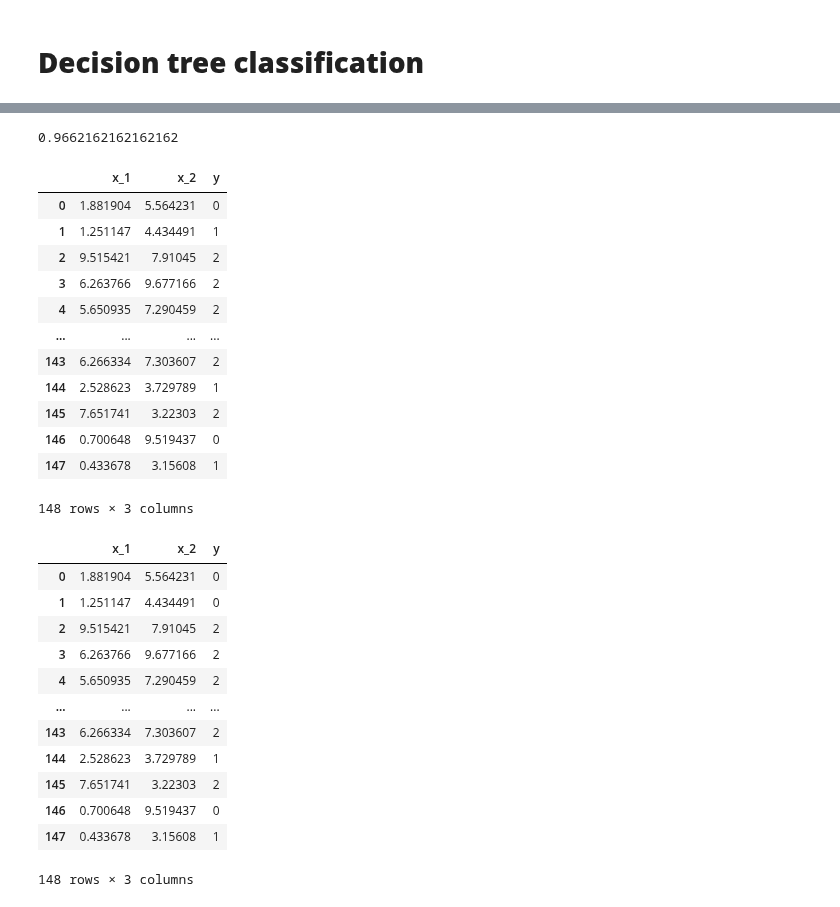
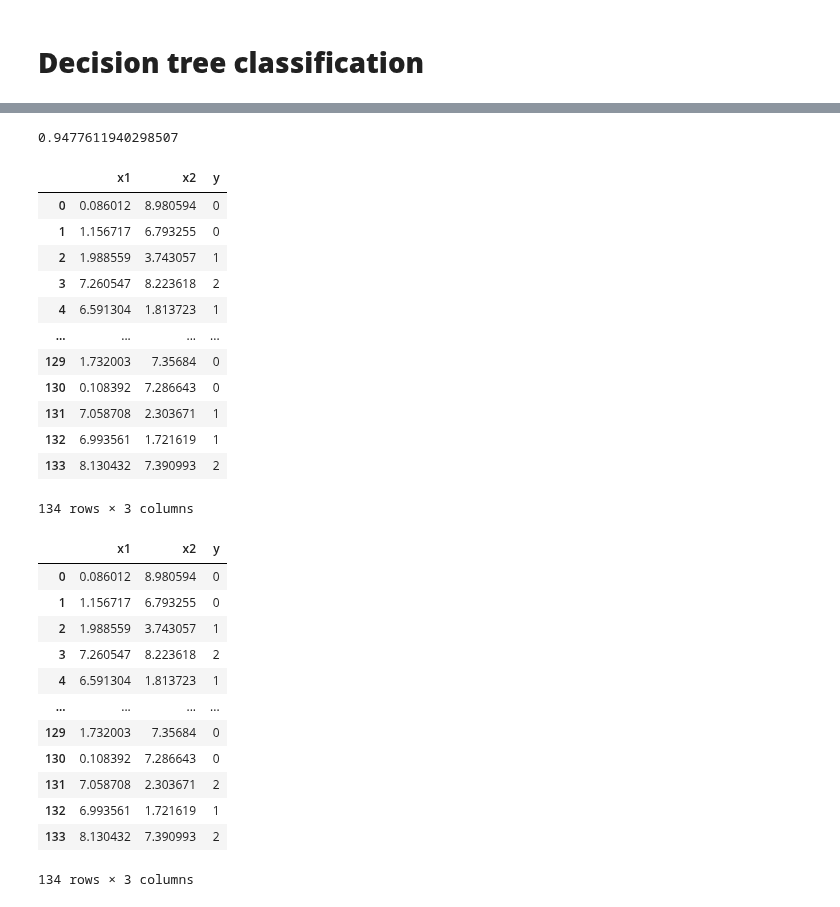
Before and after one commit to Dzagcoffee/my_machine_learning, a Jupyter notebook: machine_learning_algorithms/classical_ML/decision_trees/decision_tree_classification.ipynb, the cells around one changed output, grey strips where cells are left out. Drawn from its saved outputs; the diff is of its cells as text; code cells hidden in the pictures.

```diff
--- a/machine_learning_algorithms/classical_ML/decision_trees/decision_tree_classification.ipynb
+++ b/machine_learning_algorithms/classical_ML/decision_trees/decision_tree_classification.ipynb
@@ -189,6 +186,6 @@ class Decision_tree_classifier:
 # %%
 df = pd.read_csv(
-    "D://admp_northallerton/my_machine_learning/datasets/classification_dataset.csv"
+    "/content/sample_data/data.csv"
 )
 df
 # %% [output]
@@ -208,11 +205,11 @@ df
 # %%
 X = df.iloc[:, :-1].values
-Y = df.iloc[:, -1].values.reshape(-1, 1)
+y = df.iloc[:, -1].values.reshape(-1, 1)
 # %%
-X_train, X_test, Y_train, Y_test = train_test_split(
-    X, Y, test_size=1 / 3, random_state=42
+X_train, X_test, y_train, y_test = train_test_split(
+    X, y, test_size=1 / 3, random_state=42
 )
 
 X_test_len = len(X_test)
-Y_test_len = len(Y_test)
+y_test_len = len(y_test)
 # %%
@@ -395,43 +392,43 @@ plt.show()
-# %%
-accuracy_score_value = accuracy_score(Y_test, Y_pred)
-accuracy_score_value
-# %% [output]
-0.9662162162162162
+# %%
+accuracy = accuracy_score(y_test, y_pred)
+accuracy
+# %% [output]
+0.9477611940298507
 # %%
 test_df = pd.DataFrame(
-    np.concatenate((X_test, Y_test), axis=1, dtype=object), columns=["x_1", "x_2", "y"]
+    np.concatenate((X_test, y_test), axis=1, dtype=object), columns=["x1", "x2", "y"]
 )
 test_df
 # %% [output]
-|  | x_1 | x_2 | y |
-| 0 | 1.881904 | 5.564231 | 0 |
-| 1 | 1.251147 | 4.434491 | 1 |
-| 2 | 9.515421 | 7.91045 | 2 |
-| 3 | 6.263766 | 9.677166 | 2 |
-| 4 | 5.650935 | 7.290459 | 2 |
+|  | x1 | x2 | y |
+| 0 | 0.086012 | 8.980594 | 0 |
+| 1 | 1.156717 | 6.793255 | 0 |
+| 2 | 1.988559 | 3.743057 | 1 |
+| 3 | 7.260547 | 8.223618 | 2 |
+| 4 | 6.591304 | 1.813723 | 1 |
 | ... | ... | ... | ... |
-| 143 | 6.266334 | 7.303607 | 2 |
-| 144 | 2.528623 | 3.729789 | 1 |
-| 145 | 7.651741 | 3.22303 | 2 |
-| 146 | 0.700648 | 9.519437 | 0 |
-| 147 | 0.433678 | 3.15608 | 1 |
+| 129 | 1.732003 | 7.35684 | 0 |
+| 130 | 0.108392 | 7.286643 | 0 |
+| 131 | 7.058708 | 2.303671 | 1 |
+| 132 | 6.993561 | 1.721619 | 1 |
+| 133 | 8.130432 | 7.390993 | 2 |
-148 rows × 3 columns
+134 rows × 3 columns
 # %%
 test_df = pd.DataFrame(
-    np.concatenate((X_test, Y_pred), axis=1, dtype=object), columns=["x_1", "x_2", "y"]
+    np.concatenate((X_test, y_pred), axis=1, dtype=object), columns=["x1", "x2", "y"]
 )
 test_df
 # %% [output]
-|  | x_1 | x_2 | y |
-| 0 | 1.881904 | 5.564231 | 0 |
-| 1 | 1.251147 | 4.434491 | 0 |
-| 2 | 9.515421 | 7.91045 | 2 |
-| 3 | 6.263766 | 9.677166 | 2 |
-| 4 | 5.650935 | 7.290459 | 2 |
+|  | x1 | x2 | y |
+| 0 | 0.086012 | 8.980594 | 0 |
+| 1 | 1.156717 | 6.793255 | 0 |
+| 2 | 1.988559 | 3.743057 | 1 |
+| 3 | 7.260547 | 8.223618 | 2 |
+| 4 | 6.591304 | 1.813723 | 1 |
 | ... | ... | ... | ... |
-| 143 | 6.266334 | 7.303607 | 2 |
-| 144 | 2.528623 | 3.729789 | 1 |
-| 145 | 7.651741 | 3.22303 | 2 |
-| 146 | 0.700648 | 9.519437 | 0 |
-| 147 | 0.433678 | 3.15608 | 1 |
+| 129 | 1.732003 | 7.35684 | 0 |
+| 130 | 0.108392 | 7.286643 | 0 |
+| 131 | 7.058708 | 2.303671 | 2 |
+| 132 | 6.993561 | 1.721619 | 1 |
+| 133 | 8.130432 | 7.390993 | 2 |
-148 rows × 3 columns
+134 rows × 3 columns
```
Also changed, not shown: parts of 6 cells of this notebook, 13 other files.
